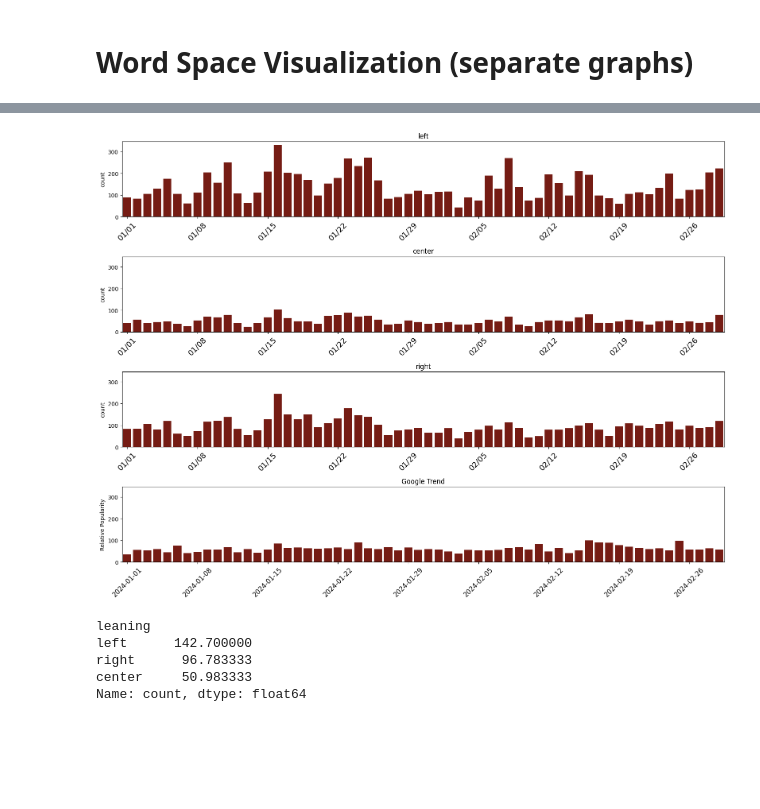
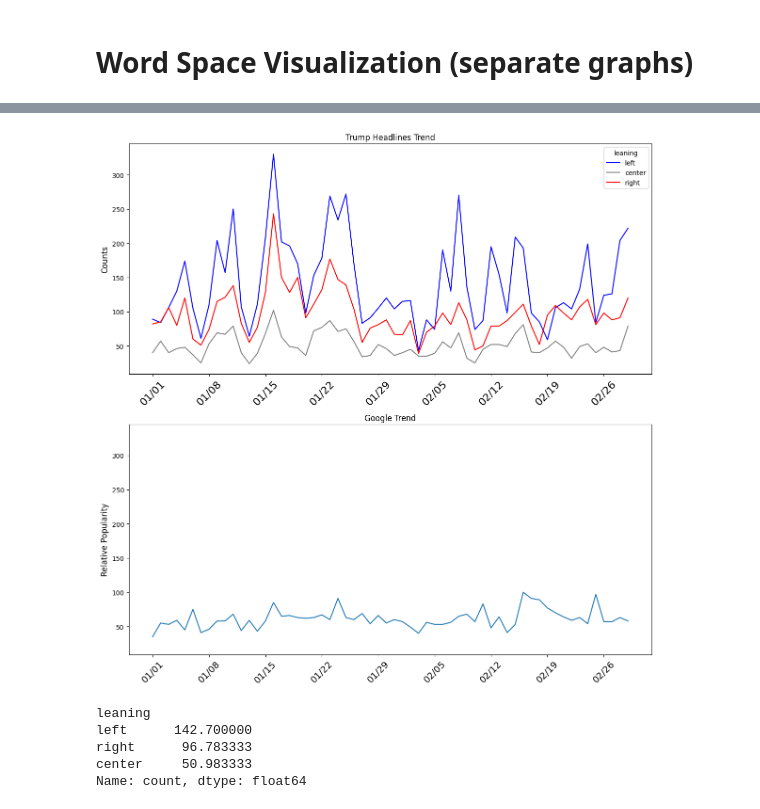
Before and after one commit to beilrz/News_Headline_Bias_Analysis, a Jupyter notebook: Word Space Analysis.ipynb, the cells around one changed output, grey strips where cells are left out. Drawn from its saved outputs; the diff is of its cells as text; code cells hidden in the pictures; blank space fills up the shorter version.

```diff
--- a/Word Space Analysis.ipynb
+++ b/Word Space Analysis.ipynb
@@ -293,0 +253,42 @@ get_daily_trend_sep(df_biden, trend = Biden_trend, color = "#2e5a88")
+# %%
+def get_daily_trend_lineplot(df, tilte, trend = None, leaning = ["left", "center", "right"]):
+    # hue color
+    hue_colors = {
+        'left': 'blue',
+        'center': 'gray',
+        'right': 'red'}
+
+    df_date_stats = df.groupby('date_collected')['leaning'].value_counts().unstack()
+    df_date_stats_long = pd.melt(df_date_stats.reset_index(), id_vars=['date_collected'], var_name='leaning', value_name='Value')
+
+    # graph the headline counts
+    fig, axes = plt.subplots(2, 1, figsize=(12, 12), sharey=True)
+    sns.lineplot(data = df_date_stats_long, x='date_collected', y='Value', hue="leaning", hue_order=leaning, palette = hue_colors, ax = axes[0])
+
+    x_labels = [x for x in df_date_stats.index[::7]]
+    axes[0].set_title(tilte)
+    axes[0].set_xlabel("")
+    axes[0].set_ylabel("Counts", fontdict = {'fontsize': 12})
+
+    axes[0].set_xticks(ticks=x_labels, labels=[x.strftime('%m/%d') for x in x_labels], rotation=45, fontdict = {'fontsize': 16})
+
+    # add trend
+    sns.lineplot(x = [x[0] for x in trend], y= [int(x[1]) for x in trend], ax = axes[1])
+    x_labels_trend = [datetime.strptime(x[0], "%Y-%m-%d") for x in trend][::7]
+    axes[1].set_title('Google Trend')
+    axes[1].set_xlabel("")
+    axes[1].set_ylabel("Relative Popularity", fontdict = {'fontsize': 12})
+    axes[1].set_xticks([x for x in range(0, 59, 7)],x_labels_trend, rotation=45)
+    axes[1].set_xticklabels([x.strftime("%m/%d") for x in x_labels], rotation=45, fontdict = {'fontsize': 14})
+
+    axes[1].tick_params(axis='y')
+
+    # y tick size
+    for ax in axes:
+        ax.tick_params(axis='y', labelsize=10)
+
+    plt.tight_layout()
+    plt.show()
+
+# biden unique headlines
+get_daily_trend_lineplot(df_biden, tilte = "Biden Headlines Trend", trend = Biden_trend)
@@ -294,7 +297,7 @@ get_daily_trend_sep(df_biden, trend = Biden_trend, color = "#2e5a88")
 # %%
-get_daily_trend_sep(df_trump, trend = Trump_trend, color = "#850e04")
+get_daily_trend_lineplot(df_trump, tilte = "Trump Headlines Trend", trend = Trump_trend)
 # %% [output]
-[figure, old version]
+[figure, new version]
 # %%
 df_trump["leaning"].value_counts() / 60
 # %% [output]
```
Also changed, not shown: parts of 7 cells of this notebook, 12 other files.
